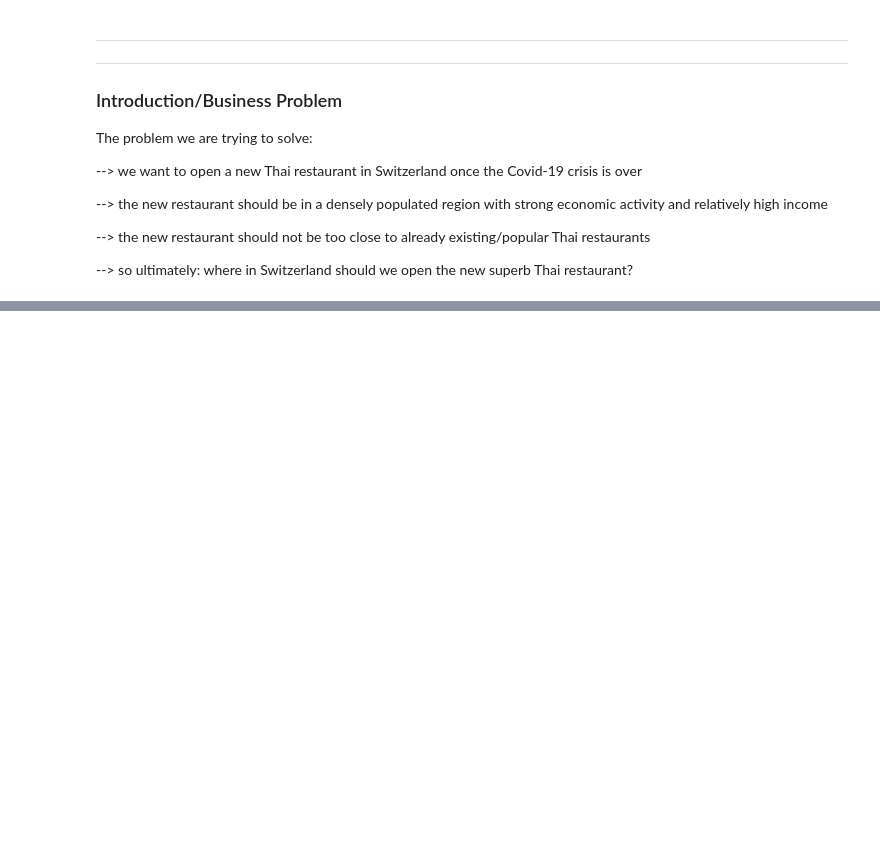
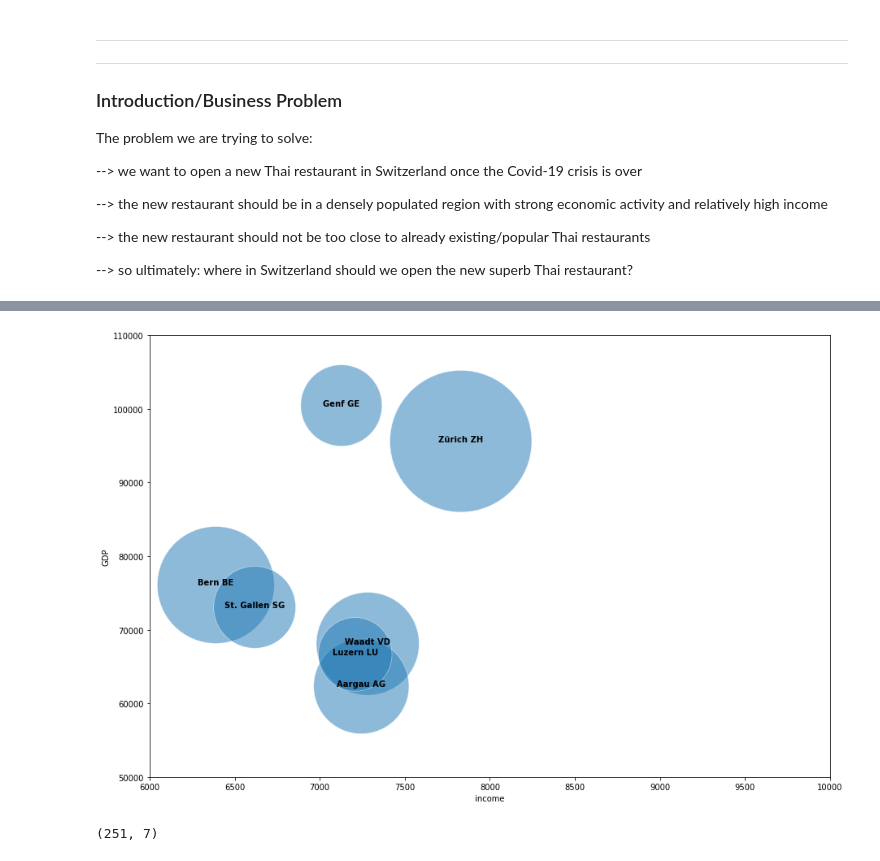
Before and after one commit to andremaron/Coursera_Capstone, a Jupyter notebook: Coursera_Capstone.ipynb, the cells around one changed output, grey strips where cells are left out. Drawn from its saved outputs; the diff is of its cells as text; code cells hidden in the pictures; blank space fills up the shorter version.

```diff
--- a/Coursera_Capstone.ipynb
+++ b/Coursera_Capstone.ipynb
@@ -52,0 +186,9 @@ Finally, we will have to exclude some cities from our scope by also using (5) to
+# %%
+#identify the 7 most populous cantons in Switzerland, which is our initial scope
+
+df_cantons = df_data_ch.groupby(['canton'])['population'].sum().reset_index()
+df_cantons = df_cantons.sort_values(by = ['population'], ascending=False)
+
+df_init_scope = df_cantons.head(7)
+df_init_scope['canton'] = df_init_scope['canton'].str.replace('Kanton ','')
+df_init_scope
@@ -52,0 +225,11 @@ Finally, we will have to exclude some cities from our scope by also using (5) to
+# %%
+# load income data
+
+body = client_2e3489323a1942b3a3173fcbace005b1.get_object(Bucket='courseracapstoneonibm-donotdelete-pr-7l7njlsu92rnh7',Key='CH_Verfuegbares_Einkommen.csv')['Body']
+# add missing __iter__ method, so pandas accepts body as file-like object
+if not hasattr(body, "__iter__"): body.__iter__ = types.MethodType( __iter__, body )
+
+df_income = pd.read_csv(body)
+
+df_income.columns = ['canton','income']
+df_income.head()
@@ -52,0 +243,10 @@ Finally, we will have to exclude some cities from our scope by also using (5) to
+# %%
+#CONCATENATE
+
+df_scope = df_init_scope[['canton', 'population']].copy()
+
+df_scope = pd.merge(df_scope, df_gdp, on=['canton'])
+
+df_scope = pd.merge(df_scope, df_income, on=['canton'])
+
+df_scope
@@ -52,0 +262,17 @@ Finally, we will have to exclude some cities from our scope by also using (5) to
+# %%
+# Bubble Scatter Chart
+
+#Create figure
+plt.figure(figsize = (15,10))
+
+# Create scatterplot. alpha controls the opacity and s controls the size.
+ax = sns.scatterplot(df_scope.income, df_scope.GDP, alpha = 0.5,s = df_scope.population/50)
+
+ax.set_xlim(6000,10000)
+ax.set_ylim(50000, 110000)
+
+#For each point, we add a text inside the bubble
+for line in range(0,df_scope.shape[0]):
+     ax.text(df_scope.income[line], df_scope.GDP[line], df_scope.canton[line], horizontalalignment='center', size='medium', color='black', weight='semibold')
+# %% [output]
+[figure, added]
@@ -52,0 +283,8 @@ Finally, we will have to exclude some cities from our scope by also using (5) to
+# %%
+# Filter only municipalities with population greater than 5'000 inhabitants
+
+pop_gt5000 = df_data_ch_narrow['population']>=5000
+df_data_ch_gt5000 = df_data_ch_narrow[pop_gt5000]
+print(df_data_ch_gt5000.shape)
+# %% [output]
+(251, 7)
```
Also changed, not shown: parts of 28 cells of this notebook.
